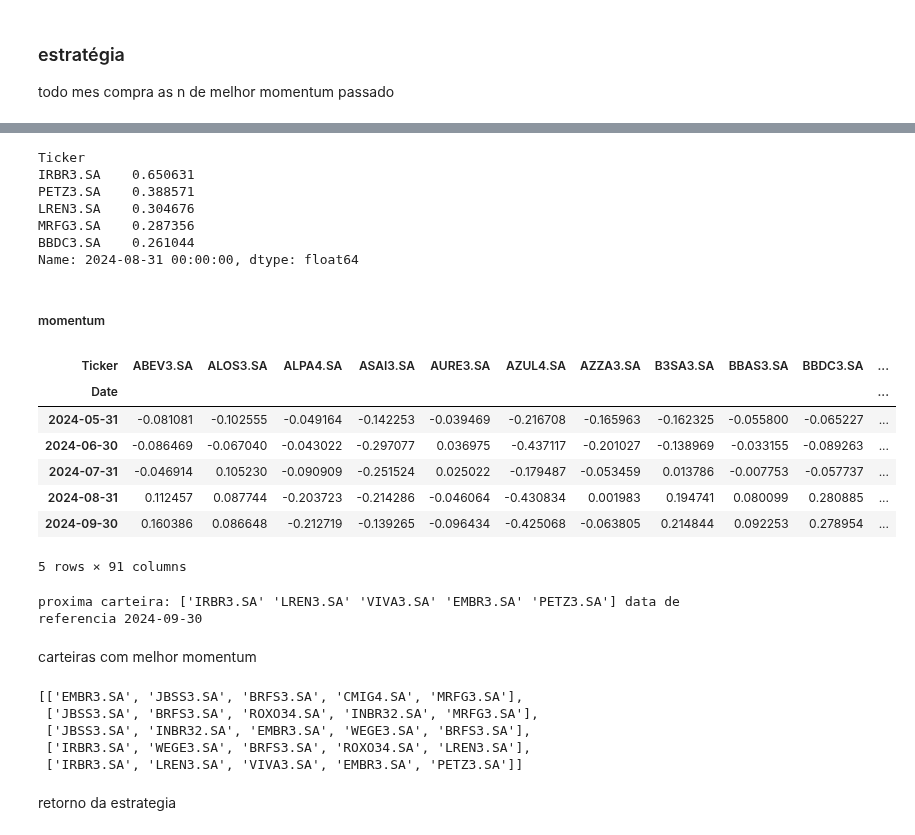
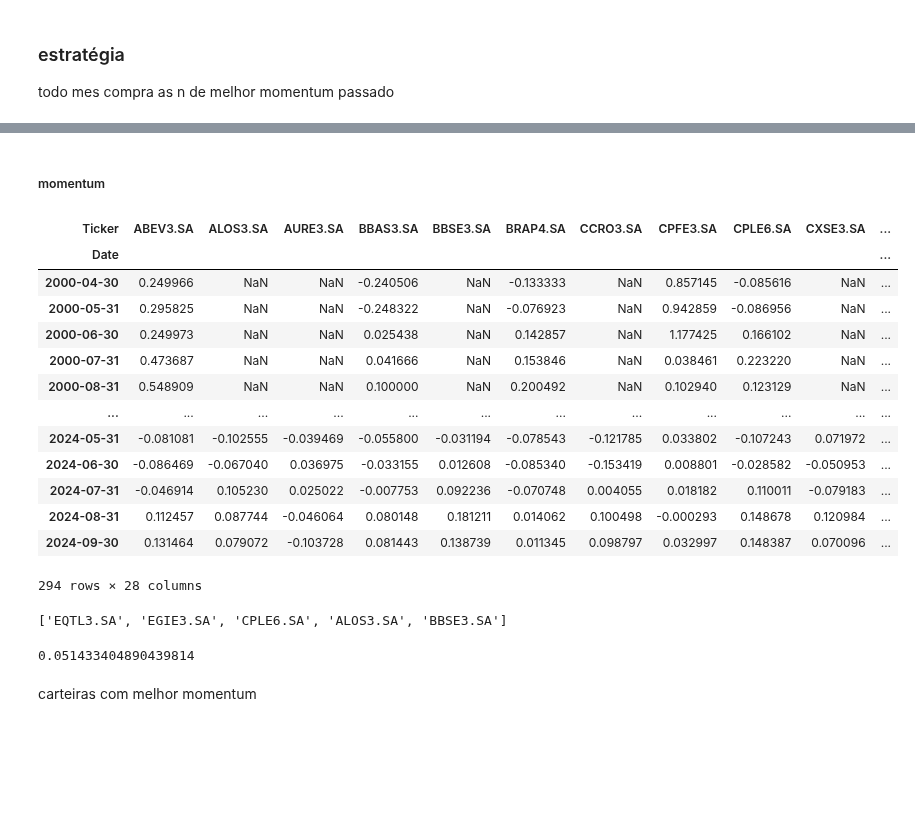
Before and after one commit to BDonadelli/Finance-playground, a Jupyter notebook: Momentum_top_5.ipynb, the cells around one changed output, grey strips where cells are left out. Saved outputs shown, nothing was run; the diff lists cells and outputs as text; code cells hidden in the pictures; blank space fills up the shorter version.

```diff
--- a/Momentum_top_5.ipynb
+++ b/Momentum_top_5.ipynb
@@ -189,12 +196,2 @@ port_ret( rolling_ret(monthly_returns,1) , # retorno mensal
-# %%
-monthly_returns.loc['2024-08-31'].nlargest(5)
-# %% [output]
-Ticker
-IRBR3.SA    0.650631
-PETZ3.SA    0.388571
-LREN3.SA    0.304676
-MRFG3.SA    0.287356
-BBDC3.SA    0.261044
-Name: 2024-08-31 00:00:00, dtype: float64
 # %% [markdown]
 ##### momentum
@@ -204,20 +198,37 @@ tam_carteira = 5 # papeis
-# %%
-mom = rolling_ret(monthly_returns,janela)
-mom.tail()
-# %% [output]
-| Ticker | ABEV3.SA | ALOS3.SA | ALPA4.SA | ASAI3.SA | AURE3.SA | AZUL4.SA | AZZA3.SA | B3SA3.SA | BBAS3.SA | BBDC3.SA | ... |
-| Date |  |  |  |  |  |  |  |  |  |  | ... |
-| 2024-05-31 | -0.081081 | -0.102555 | -0.049164 | -0.142253 | -0.039469 | -0.216708 | -0.165963 | -0.162325 | -0.055800 | -0.065227 | ... |
-| 2024-06-30 | -0.086469 | -0.067040 | -0.043022 | -0.297077 | 0.036975 | -0.437117 | -0.201027 | -0.138969 | -0.033155 | -0.089263 | ... |
-| 2024-07-31 | -0.046914 | 0.105230 | -0.090909 | -0.251524 | 0.025022 | -0.179487 | -0.053459 | 0.013786 | -0.007753 | -0.057737 | ... |
-| 2024-08-31 | 0.112457 | 0.087744 | -0.203723 | -0.214286 | -0.046064 | -0.430834 | 0.001983 | 0.194741 | 0.080099 | 0.280885 | ... |
-| 2024-09-30 | 0.160386 | 0.086648 | -0.212719 | -0.139265 | -0.096434 | -0.425068 | -0.063805 | 0.214844 | 0.092253 | 0.278954 | ... |
-5 rows × 91 columns
-# %%
-date = mom.index[-1].date().strftime("%Y-%m-%d")
-prox = mom.loc[date].nlargest(tam_carteira).index.values
-print(f'proxima carteira: {prox} data de referencia {date}')
-# %% [output]
-proxima carteira: ['IRBR3.SA' 'LREN3.SA' 'VIVA3.SA' 'EMBR3.SA' 'PETZ3.SA'] data de referencia 2024-09-30
+# %%
+returns = monthly_returns.copy()
+janela = 3        # dias/meses
+tam_carteira = 5  # papeis
+
+mom = rolling_ret(returns,janela)
+# determina uma linha a partir da qual tem um minimo "threshold" de non-NaN nas linhas
+mom = mom[find_start(mom,threshold=10):]
+mom
+# %% [output]
+| Ticker | ABEV3.SA | ALOS3.SA | AURE3.SA | BBAS3.SA | BBSE3.SA | BRAP4.SA | CCRO3.SA | CPFE3.SA | CPLE6.SA | CXSE3.SA | ... |
+| Date |  |  |  |  |  |  |  |  |  |  | ... |
+| 2000-04-30 | 0.249966 | NaN | NaN | -0.240506 | NaN | -0.133333 | NaN | 0.857145 | -0.085616 | NaN | ... |
+| 2000-05-31 | 0.295825 | NaN | NaN | -0.248322 | NaN | -0.076923 | NaN | 0.942859 | -0.086956 | NaN | ... |
+| 2000-06-30 | 0.249973 | NaN | NaN | 0.025438 | NaN | 0.142857 | NaN | 1.177425 | 0.166102 | NaN | ... |
+| 2000-07-31 | 0.473687 | NaN | NaN | 0.041666 | NaN | 0.153846 | NaN | 0.038461 | 0.223220 | NaN | ... |
+| 2000-08-31 | 0.548909 | NaN | NaN | 0.100000 | NaN | 0.200492 | NaN | 0.102940 | 0.123129 | NaN | ... |
+| ... | ... | ... | ... | ... | ... | ... | ... | ... | ... | ... | ... |
+| 2024-05-31 | -0.081081 | -0.102555 | -0.039469 | -0.055800 | -0.031194 | -0.078543 | -0.121785 | 0.033802 | -0.107243 | 0.071972 | ... |
+| 2024-06-30 | -0.086469 | -0.067040 | 0.036975 | -0.033155 | 0.012608 | -0.085340 | -0.153419 | 0.008801 | -0.028582 | -0.050953 | ... |
+| 2024-07-31 | -0.046914 | 0.105230 | 0.025022 | -0.007753 | 0.092236 | -0.070748 | 0.004055 | 0.018182 | 0.110011 | -0.079183 | ... |
+| 2024-08-31 | 0.112457 | 0.087744 | -0.046064 | 0.080148 | 0.181211 | 0.014062 | 0.100498 | -0.000293 | 0.148678 | 0.120984 | ... |
+| 2024-09-30 | 0.131464 | 0.079072 | -0.103728 | 0.081443 | 0.138739 | 0.011345 | 0.098797 | 0.032997 | 0.148387 | 0.070096 | ... |
+294 rows × 28 columns
+# %%
+get_top(mom , '2024-07-31' , 5)
+# %% [output]
+['EQTL3.SA', 'EGIE3.SA', 'CPLE6.SA', 'ALOS3.SA', 'BBSE3.SA']
+# %%
+port_ret( returns ,                    # retorno
+         '2024-08-31' ,                # no fim de agosto
+         get_top(mom, '2024-07-31' , 5)# das 5 melhores até julho
+         )
+# %% [output]
+0.051433404890439814
 # %% [markdown]
 carteiras com melhor momentum
@@ -229,10 +234,0 @@ for date in mom.index:
-# %%
-carteiras[-5:]
-# %% [output]
-[['EMBR3.SA', 'JBSS3.SA', 'BRFS3.SA', 'CMIG4.SA', 'MRFG3.SA'],
- ['JBSS3.SA', 'BRFS3.SA', 'ROXO34.SA', 'INBR32.SA', 'MRFG3.SA'],
- ['JBSS3.SA', 'INBR32.SA', 'EMBR3.SA', 'WEGE3.SA', 'BRFS3.SA'],
- ['IRBR3.SA', 'WEGE3.SA', 'BRFS3.SA', 'ROXO34.SA', 'LREN3.SA'],
- ['IRBR3.SA', 'LREN3.SA', 'VIVA3.SA', 'EMBR3.SA', 'PETZ3.SA']]
-# %% [markdown]
-retorno da estrategia
```
Also changed, not shown: parts of 18 cells of this notebook, 1 other file.
